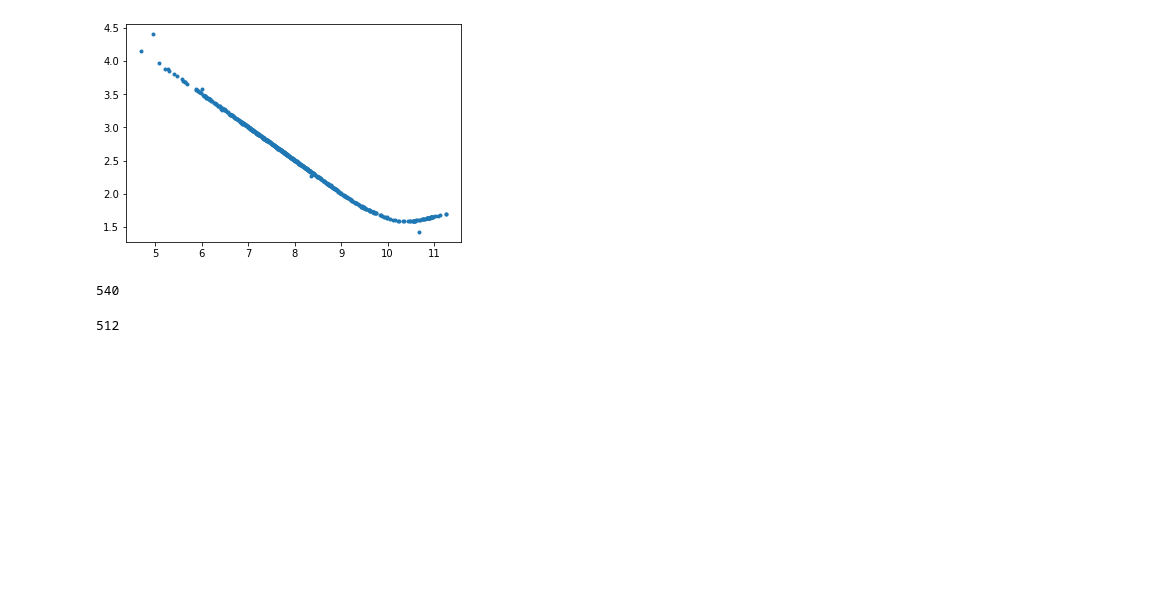
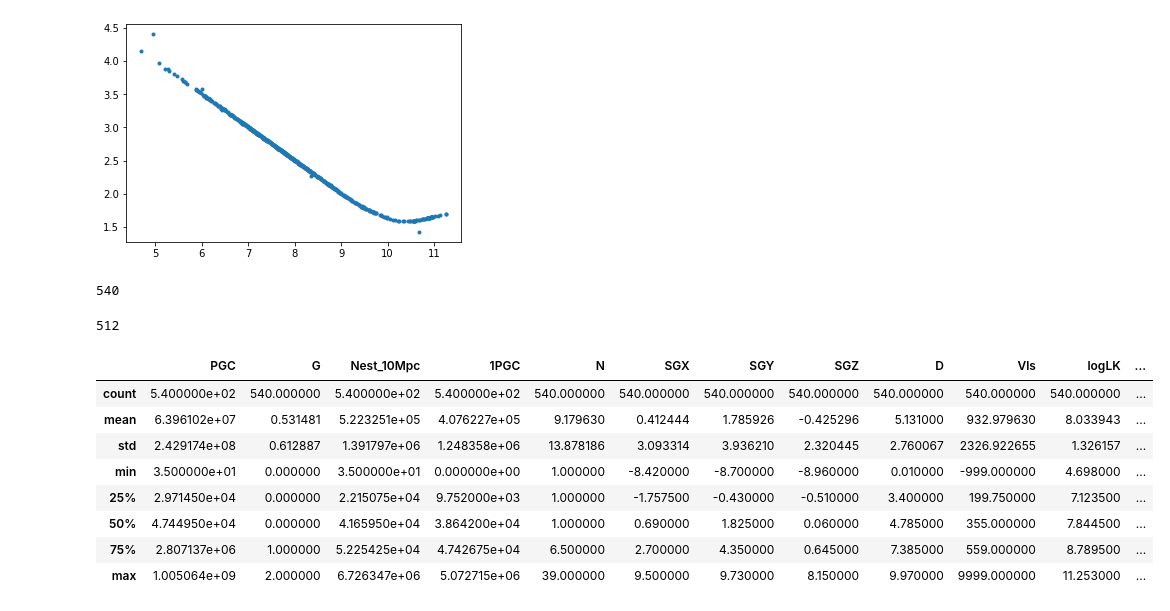
Before and after one commit to ekourkchi/10Mpc_groups, a Jupyter notebook: Grouping.ipynb, the cells around one changed output. Drawn from its saved outputs; the diff is of its cells as text; code cells hidden in the pictures; blank space fills up the shorter version.

```diff
--- a/Grouping.ipynb
+++ b/Grouping.ipynb
@@ -541,3 +563,15 @@ len(pd.read_csv("groups_10Mpc_v2.csv"))
 len(pd.read_csv("groups_10Mpc.csv"))
 # %% [output]
 512
+# %%
+dff.describe()
+# %% [output]
+|  | PGC | G | Nest_10Mpc | 1PGC | N | SGX | SGY | SGZ | D | Vls | logLK | ... |
+| count | 5.400000e+02 | 540.000000 | 5.400000e+02 | 5.400000e+02 | 540.000000 | 540.000000 | 540.000000 | 540.000000 | 540.000000 | 540.000000 | 540.000000 | ... |
+| mean | 6.396102e+07 | 0.531481 | 5.223251e+05 | 4.076227e+05 | 9.179630 | 0.412444 | 1.785926 | -0.425296 | 5.131000 | 932.979630 | 8.033943 | ... |
+| std | 2.429174e+08 | 0.612887 | 1.391797e+06 | 1.248358e+06 | 13.878186 | 3.093314 | 3.936210 | 2.320445 | 2.760067 | 2326.922655 | 1.326157 | ... |
+| min | 3.500000e+01 | 0.000000 | 3.500000e+01 | 0.000000e+00 | 1.000000 | -8.420000 | -8.700000 | -8.960000 | 0.010000 | -999.000000 | 4.698000 | ... |
+| 25% | 2.971450e+04 | 0.000000 | 2.215075e+04 | 9.752000e+03 | 1.000000 | -1.757500 | -0.430000 | -0.510000 | 3.400000 | 199.750000 | 7.123500 | ... |
+| 50% | 4.744950e+04 | 0.000000 | 4.165950e+04 | 3.864200e+04 | 1.000000 | 0.690000 | 1.825000 | 0.060000 | 4.785000 | 355.000000 | 7.844500 | ... |
+| 75% | 2.807137e+06 | 1.000000 | 5.225425e+04 | 4.742675e+04 | 6.500000 | 2.700000 | 4.350000 | 0.645000 | 7.385000 | 559.000000 | 8.789500 | ... |
+| max | 1.005064e+09 | 2.000000 | 6.726347e+06 | 5.072715e+06 | 39.000000 | 9.500000 | 9.730000 | 8.150000 | 9.970000 | 9999.000000 | 11.253000 | ... |
```
Also changed, not shown: parts of 3 cells of this notebook, 1 other file.
